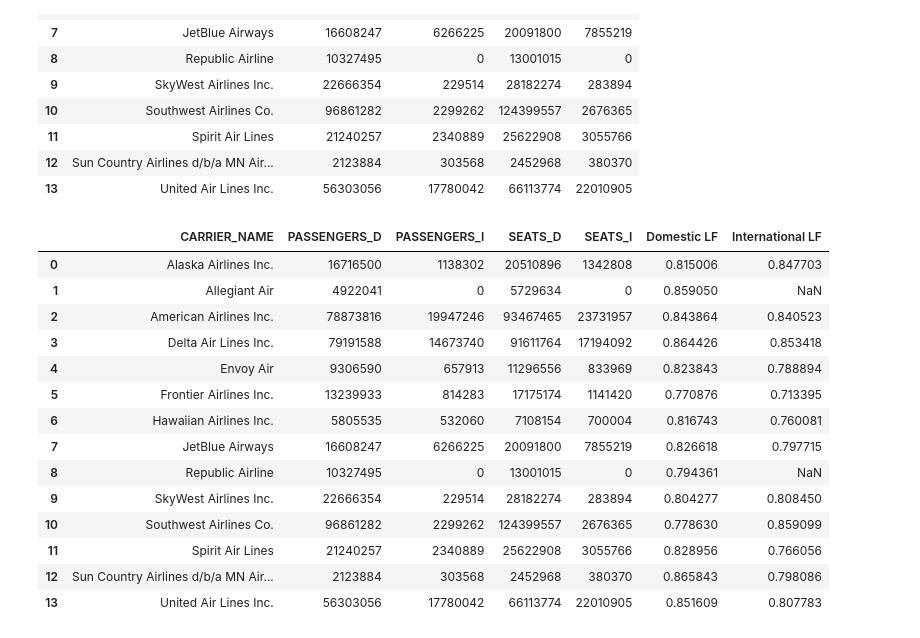
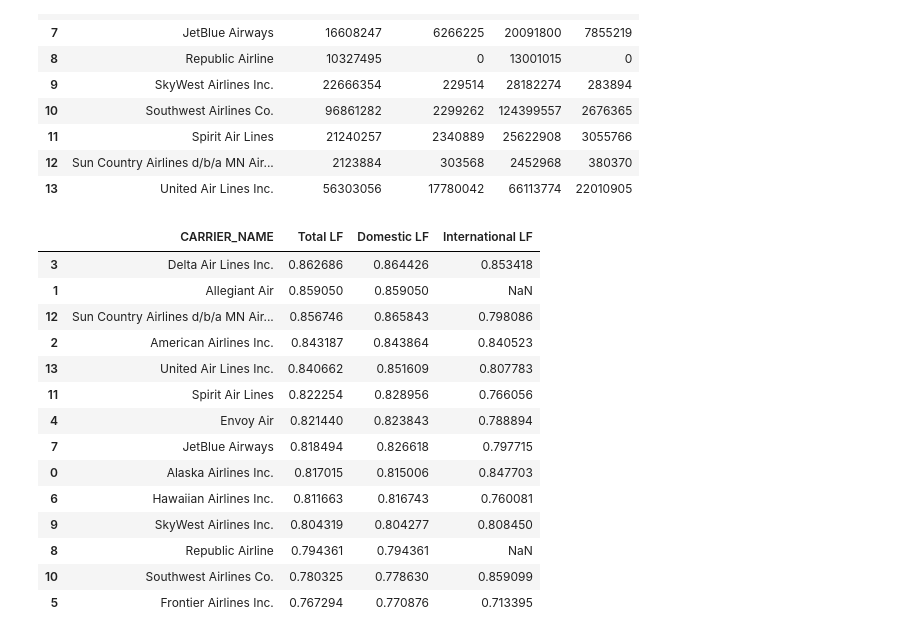
Before and after one commit to admacpherson/T-100-Aviation-Data, a Jupyter notebook: Load Factor Analysis.ipynb, the cells around one changed output. Drawn from its saved outputs; the diff is of its cells as text; code cells hidden in the pictures.

```diff
--- a/notebook.ipynb
+++ b/Load Factor Analysis.ipynb
@@ -236,22 +236,24 @@ pivoted_ID_seats_pax
 | 13 | United Air Lines Inc. | 56303056 | 17780042 | 66113774 | 22010905 |
 # %%
 LF_by_carrier = pivoted_ID_seats_pax
+LF_by_carrier['Total LF'] = (pivoted_ID_seats_pax['PASSENGERS_D'] + pivoted_ID_seats_pax['PASSENGERS_I']) / (pivoted_ID_seats_pax['SEATS_D'] + pivoted_ID_seats_pax['SEATS_I'])
 LF_by_carrier['Domestic LF'] = pivoted_ID_seats_pax['PASSENGERS_D'] / pivoted_ID_seats_pax['SEATS_D']
 LF_by_carrier['International LF'] = pivoted_ID_seats_pax['PASSENGERS_I'] / pivoted_ID_seats_pax['SEATS_I']
-LF_by_carrier
+LF_by_carrier = LF_by_carrier.loc[:, ['CARRIER_NAME', 'Total LF', 'Domestic LF', 'International LF']]
+LF_by_carrier.sort_values(by='Total LF', ascending=False)
 # %% [output]
-|  | CARRIER_NAME | PASSENGERS_D | PASSENGERS_I | SEATS_D | SEATS_I | Domestic LF | International LF |
-| 0 | Alaska Airlines Inc. | 16716500 | 1138302 | 20510896 | 1342808 | 0.815006 | 0.847703 |
-| 1 | Allegiant Air | 4922041 | 0 | 5729634 | 0 | 0.859050 | NaN |
-| 2 | American Airlines Inc. | 78873816 | 19947246 | 93467465 | 23731957 | 0.843864 | 0.840523 |
-| 3 | Delta Air Lines Inc. | 79191588 | 14673740 | 91611764 | 17194092 | 0.864426 | 0.853418 |
-| 4 | Envoy Air | 9306590 | 657913 | 11296556 | 833969 | 0.823843 | 0.788894 |
-| 5 | Frontier Airlines Inc. | 13239933 | 814283 | 17175174 | 1141420 | 0.770876 | 0.713395 |
-| 6 | Hawaiian Airlines Inc. | 5805535 | 532060 | 7108154 | 700004 | 0.816743 | 0.760081 |
-| 7 | JetBlue Airways | 16608247 | 6266225 | 20091800 | 7855219 | 0.826618 | 0.797715 |
-| 8 | Republic Airline | 10327495 | 0 | 13001015 | 0 | 0.794361 | NaN |
-| 9 | SkyWest Airlines Inc. | 22666354 | 229514 | 28182274 | 283894 | 0.804277 | 0.808450 |
-| 10 | Southwest Airlines Co. | 96861282 | 2299262 | 124399557 | 2676365 | 0.778630 | 0.859099 |
-| 11 | Spirit Air Lines | 21240257 | 2340889 | 25622908 | 3055766 | 0.828956 | 0.766056 |
-| 12 | Sun Country Airlines d/b/a MN Air... | 2123884 | 303568 | 2452968 | 380370 | 0.865843 | 0.798086 |
-| 13 | United Air Lines Inc. | 56303056 | 17780042 | 66113774 | 22010905 | 0.851609 | 0.807783 |
+|  | CARRIER_NAME | Total LF | Domestic LF | International LF |
+| 3 | Delta Air Lines Inc. | 0.862686 | 0.864426 | 0.853418 |
+| 1 | Allegiant Air | 0.859050 | 0.859050 | NaN |
+| 12 | Sun Country Airlines d/b/a MN Air... | 0.856746 | 0.865843 | 0.798086 |
+| 2 | American Airlines Inc. | 0.843187 | 0.843864 | 0.840523 |
+| 13 | United Air Lines Inc. | 0.840662 | 0.851609 | 0.807783 |
+| 11 | Spirit Air Lines | 0.822254 | 0.828956 | 0.766056 |
+| 4 | Envoy Air | 0.821440 | 0.823843 | 0.788894 |
+| 7 | JetBlue Airways | 0.818494 | 0.826618 | 0.797715 |
+| 0 | Alaska Airlines Inc. | 0.817015 | 0.815006 | 0.847703 |
+| 6 | Hawaiian Airlines Inc. | 0.811663 | 0.816743 | 0.760081 |
+| 9 | SkyWest Airlines Inc. | 0.804319 | 0.804277 | 0.808450 |
+| 8 | Republic Airline | 0.794361 | 0.794361 | NaN |
+| 10 | Southwest Airlines Co. | 0.780325 | 0.778630 | 0.859099 |
+| 5 | Frontier Airlines Inc. | 0.767294 | 0.770876 | 0.713395 |
```
